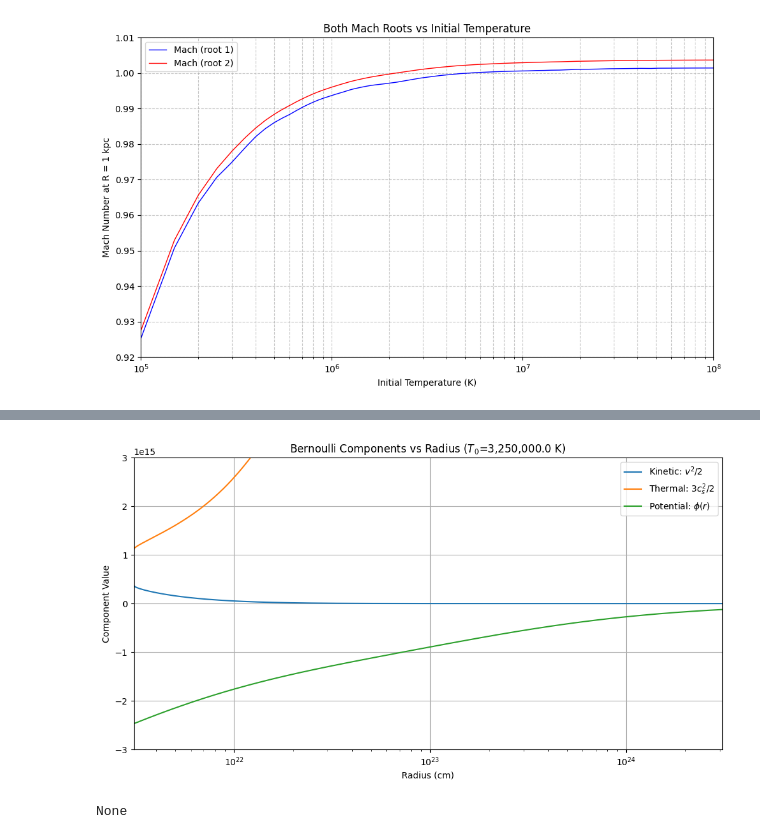
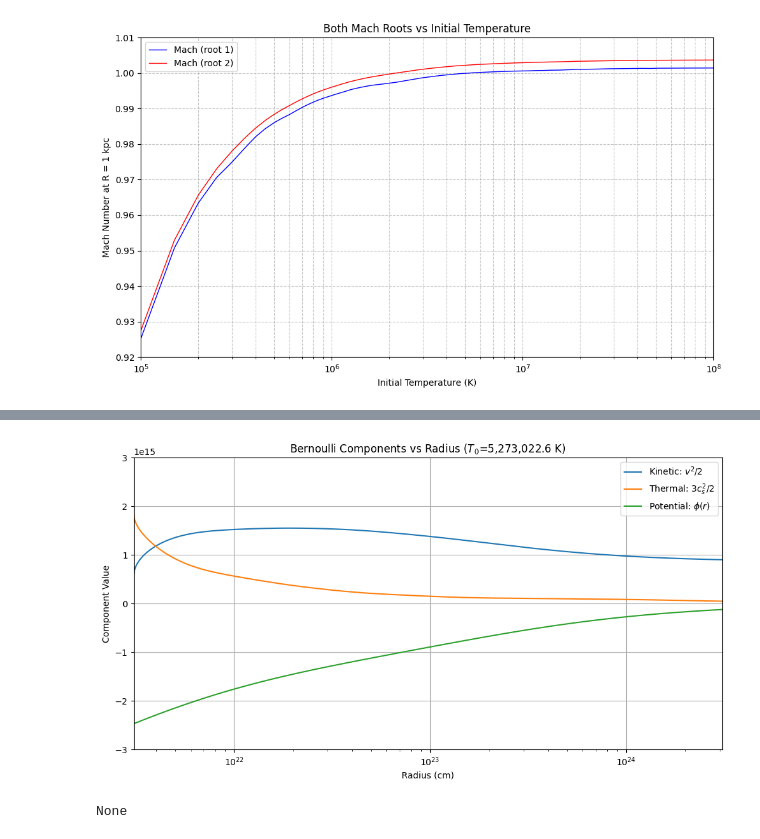
Before and after one commit to Jacob-Evans-007/Summer-2025-Hydrodynamics, a Jupyter notebook: Lab_notebook_1.ipynb, the cells around one changed output, grey strips where cells are left out. Saved outputs shown, nothing was run; the diff lists cells and outputs as text; code cells hidden in the pictures.

```diff
--- a/Lab_notebook_1.ipynb
+++ b/Lab_notebook_1.ipynb
@@ -72,6 +65,8 @@ def quadsolver(T):
     Mdot = 4 * np.pi * (Rnaught**2) * rhonaught * vnaught
     cs_naught = np.sqrt(gamma * k_Bcgs * Tnaught / (mu * mp_g))
 
+    dlnmach = 3 - 2.5*(lf.Tc(ktc, 27.1*ktc, 210*ktc) / Tnaught) - 2*dlnT
+    print(dlnmach)
     return Tnaught, vnaught, Rnaught, rhonaught, cs_naught, machnaught, Mdot
-print(quadsolver(1e5))
+print(quadsolver(2e6))
 # %% [output]
@@ -208,7 +191,7 @@ def TheBigOne(r, C, Mdot):
 
     return [dvdr, dTdr]
 # %%
-TVAL = 3.25e6
+TVAL = 5273022.6
 def TtoSet(T):
     Tnaught, vnaught, Rnaught, rhonaught, cs_naught, machnaught, _ = quadsolver(T)
     C0 = [vnaught, Tnaught]
@@ -372,7 +389,7 @@ def TtoSet_Bern(T):
     Bern_arr = []
     for r, v, T in zip(sol.t, v_arr, T_arr):
         cs2 = (gamma * k_Bcgs * T) / (mu * mp_g)
-        Bern = (v**2 / 2) + (cs2 * 3 / 2) + phi(r)
+        Bern = (v**2 / 2) + (cs2 * 3 / 2) + lf.phi(r)
         Bern_arr.append(Bern)
     return sol.t, v_arr, T_arr, np.array(Bern_arr)
 
@@ -450,7 +484,7 @@ def plot_bernoulli_components(T, r_points=3000):
     kin_arr = 0.5 * v_arr**2
     cs2_arr = (gamma * k_Bcgs * T_arr) / (mu * mp_g)
     therm_arr = 1.5 * cs2_arr
-    phi_arr = np.array([phi(r) for r in r_arr])
+    phi_arr = np.array([lf.phi(r) for r in r_arr])
 
     plt.figure(figsize=(12, 6))
     plt.plot(r_arr, kin_arr, label=r'Kinetic: $v^2/2$')
@@ -474,5 +525,5 @@ print(plot_bernoulli_components(TVAL))
-[figure, old version]
+[figure, new version]
-None
+None
 # %%
 def rhocalc(v, tftc, T, r):
     gamma = 5/3
```
Also changed, not shown: parts of 13 cells of this notebook, 6 other files.
